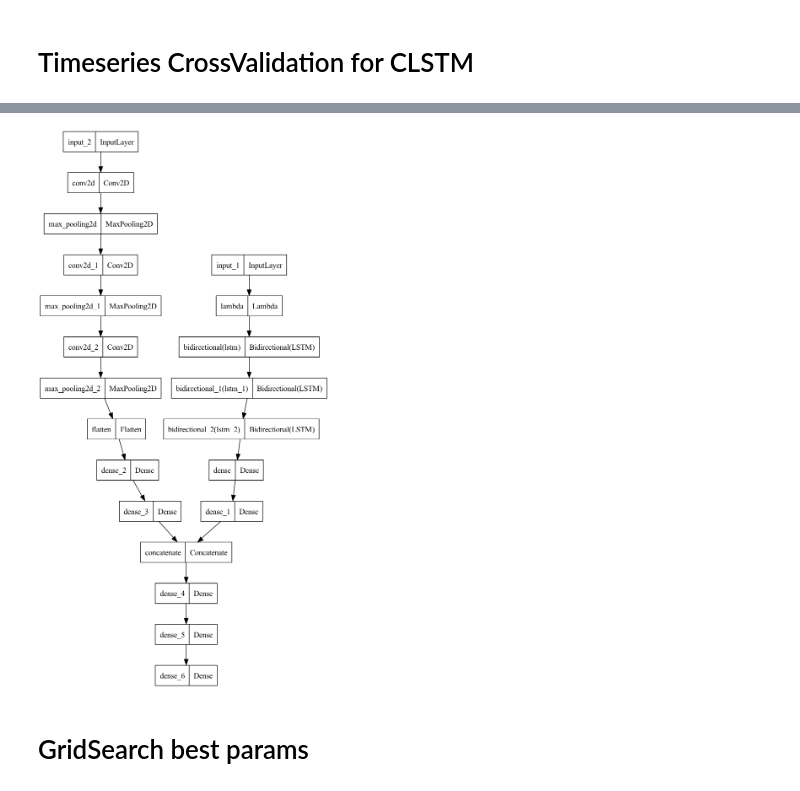
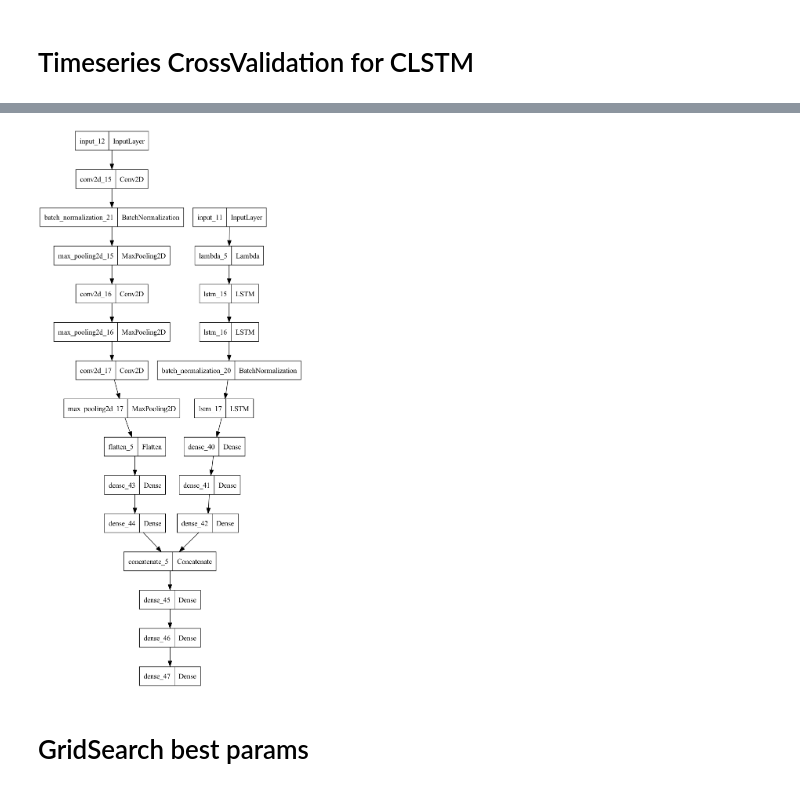
Before and after one commit to sebastiansukiennik01/ForexForecasting, a Jupyter notebook: chapter_3_5.ipynb, the cells around one changed output, grey strips where cells are left out. Saved outputs shown, nothing was run; the diff lists cells and outputs as text; code cells hidden in the pictures.

Commit message:
Chosen final model architecture

```diff
--- a/chapter_3_5.ipynb
+++ b/chapter_3_5.ipynb
@@ -200,3 +199,0 @@ Loading model: loss_0.0007.h5..
-# %%
-# fine tuning last layers
-tscv.run(bestest)
@@ -262,8 +219,8 @@ ________________________________________________________________________________
 # %%
 from keras.utils import plot_model
-plot_model(bestest.model, to_file="best_model.png")
+plot_model(bestest.model.model, to_file="best_model.png")
 # %% [output]
-[figure, old version]
+[figure, new version]
 # %% [markdown]
 # GridSearch best params
 # %% [markdown]
```
Also changed, not shown: parts of 15 cells of this notebook, 19 other files.
